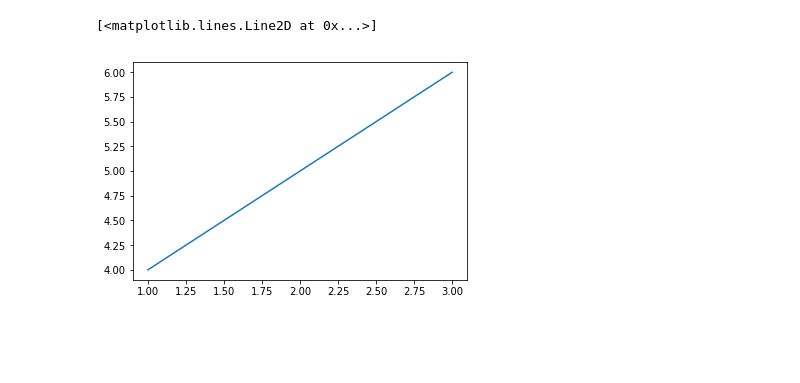
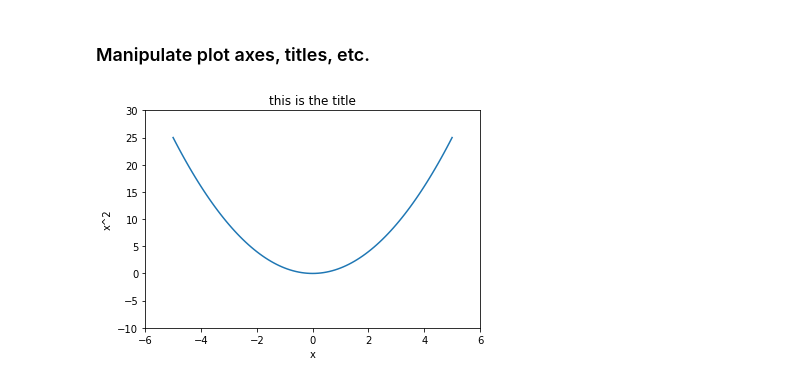
Before and after one commit to harmsm/pythonic-science, a Jupyter notebook: inductive-python/11_plotting.ipynb, the cells around one changed output. Cells and saved outputs as stored; diff of their text form; code cells hidden in the pictures; blank space fills up the shorter version.

```diff
--- a/inductive-python/11_plotting.ipynb
+++ b/inductive-python/11_plotting.ipynb
@@ -4,6 +4,24 @@ import numpy
 from matplotlib import pyplot as plt
-# %%
-plt.plot([1,2,3],[4,5,6])
-# %% [output]
-[<matplotlib.lines.Line2D at 0x...>]
-[figure, removed]
+# %%
+x = np.arange(-5,5.1,0.1)
+# %% [markdown]
+### Manipulate plot axes, titles, etc.
+# %%
+
+plt.plot(x,x**2,"-")
+
+# Set axis labels
+plt.xlabel("x")
+plt.ylabel("x^2")
+
+# set title
+plt.title("this is the title")
+
+# set x and y ranges
+plt.xlim((-6,6))
+plt.ylim((-10,30))
+
+
+plt.show()
+# %% [output]
+[figure, added]
```
Also changed, not shown: parts of 14 cells of this notebook, 11 other files.
